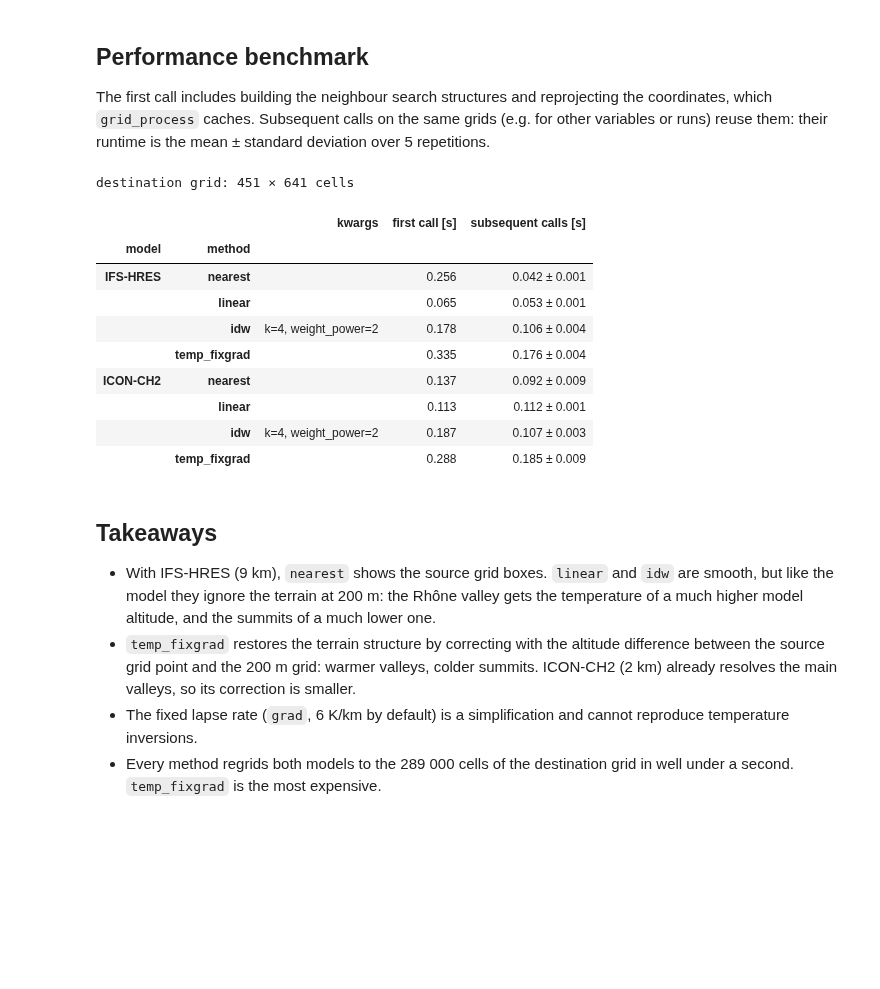
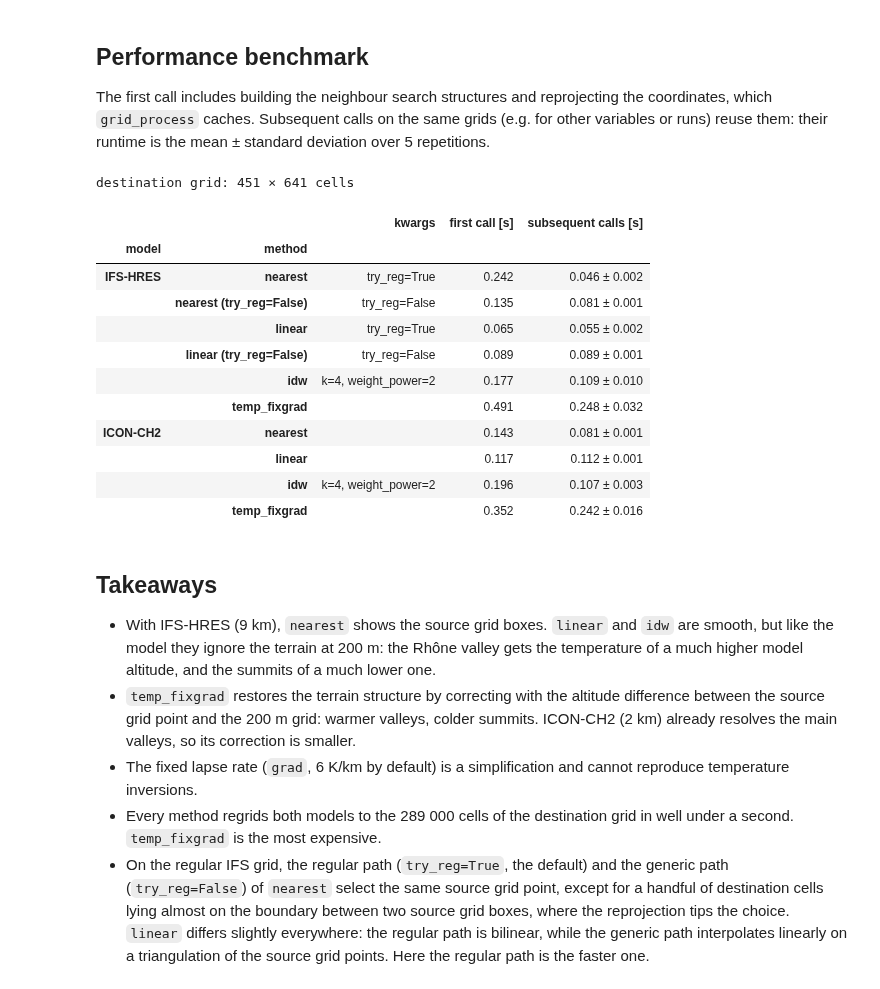
Before and after one commit to MeteoSwiss/grid-process, a Jupyter notebook: doc/examples/04_interp2grid_valais_temperature.ipynb, the cells around one changed output. Saved outputs shown, nothing was run; the diff lists cells and outputs as text; code cells hidden in the pictures; blank space fills up the shorter version.

```diff
--- a/doc/examples/04_interp2grid_valais_temperature.ipynb
+++ b/doc/examples/04_interp2grid_valais_temperature.ipynb
@@ -183,7 +184,6 @@ ds_icon = ds_icon.assign_coords(HSURF=("cell", hsurf.astype("float32"))).astype(
 models = {}
 for name, ds in {"IFS-HRES": ds_ifs, "ICON-CH2": ds_icon}.items():
     ds = tms.setindex_validtime(ds.load())  # forecast_reference_time and step -> time
-    ds["T_2M"] = (ds["T_2M"] - 273.15).assign_attrs(units="°C")
-    models[name] = ds
+    models[name] = uconv.ds_to(ds, {"T_2M": "degC"})
 models["ICON-CH2"]
 # %% [output]
@@ -211,11 +211,34 @@ NaN. For a like-for-like comparison, the outputs of all methods are masked there
 # %%
-results, first_call = {}, {}
+def with_try_reg(methods: dict, data) -> dict:
+    """On a grid with 1D spatial coordinates, 'nearest' and 'linear' use xarray's interpolation by default
+    (try_reg=True): add the generic path (try_reg=False) to compare both."""
+    regular = len(dm.get_spatial_dims(data)) == 2
+    runs = {}
+    for label, kwargs in methods.items():
+        if regular and kwargs["method"] in ("nearest", "linear"):
+            runs[label] = kwargs | {"try_reg": True}
+            runs[f"{label} (try_reg=False)"] = kwargs | {"try_reg": False}
+        else:
+            runs[label] = kwargs
+    return runs
+
+
+runs, results, first_call = {}, {}, {}
 for name, ds in models.items():
-    results[name], first_call[name] = {}, {}
-    for label, kwargs in METHODS.items():
+    runs[name], results[name], first_call[name] = with_try_reg(METHODS, ds), {}, {}
+    for label, kwargs in runs[name].items():
         t0 = time.perf_counter()
         out = gri.interp2grid(ds, dst_grid, **kwargs)
         first_call[name][label] = time.perf_counter() - t0
         results[name][label] = out.where(dst_grid.surface_altitude.notnull())
+    for label in METHODS:
+        if f"{label} (try_reg=False)" in results[name]:
+            res = results[name]
+            diff = abs(res[label]["T_2M"] - res[f"{label} (try_reg=False)"]["T_2M"])
+            n_diff = int((diff > 0).sum())
+            print(
+                f"{name} {label}, try_reg=True vs. False: mean abs. difference {diff.mean().item():.3g} °C,"
+                f" max. {diff.max().item():.3g} °C, {n_diff} of {diff.size} cells differ"
+            )
 results["ICON-CH2"]["temp_fixgrad"]
 # %% [output]
@@ -246,7 +271,8 @@ style = ekp.styles.Style(
 
 for name, res in results.items():
     fig = ekp.Figure(rows=2, columns=2, figsize=(12, 7.5), crs=lv03)
-    for i, (label, out) in enumerate(res.items()):
+    for i, label in enumerate(METHODS):
+        out = res[label]
         subplot = fig.add_map(i // 2, i % 2)
         subplot.pcolormesh(out["T_2M"].squeeze().values, x=out.x.values, y=out.y.values, style=style, transform=lv03)
         subplot.title(f"method={label}")
@@ -266,36 +292,38 @@ them: their runtime is the mean ± standard deviation over 5 repetitions.
 # %%
 def benchmark(func, data, target, methods: dict, first_call: dict, repeat: int = 5) -> pd.DataFrame:
     rows = []
     for label, kwargs in methods.items():
         warm = np.array(timeit.repeat(lambda: func(data, target, **kwargs), number=1, repeat=repeat))
         rows.append(
             {
                 "method": label,
                 "kwargs": ", ".join(f"{k}={v}" for k, v in kwargs.items() if k != "method"),
                 "first call [s]": first_call[label],
                 "subsequent calls [s]": f"{warm.mean():.3f} ± {warm.std():.3f}",
             }
         )
     return pd.DataFrame(rows).set_index("method").round(3)
 
 
 print(f"destination grid: {dst_grid.y.size} × {dst_grid.x.size} cells")
 pd.concat(
-    {name: benchmark(gri.interp2grid, ds, dst_grid, METHODS, first_call[name]) for name, ds in models.items()},
+    {name: benchmark(gri.interp2grid, ds, dst_grid, runs[name], first_call[name]) for name, ds in models.items()},
     names=["model"],
 )
 # %% [output]
 destination grid: 451 × 641 cells
 |  |  | kwargs | first call [s] | subsequent calls [s] |
 | model | method |  |  |  |
-| IFS-HRES | nearest |  | 0.256 | 0.042 ± 0.001 |
-|  | linear |  | 0.065 | 0.053 ± 0.001 |
-|  | idw | k=4, weight_power=2 | 0.178 | 0.106 ± 0.004 |
-|  | temp_fixgrad |  | 0.335 | 0.176 ± 0.004 |
-| ICON-CH2 | nearest |  | 0.137 | 0.092 ± 0.009 |
-|  | linear |  | 0.113 | 0.112 ± 0.001 |
-|  | idw | k=4, weight_power=2 | 0.187 | 0.107 ± 0.003 |
-|  | temp_fixgrad |  | 0.288 | 0.185 ± 0.009 |
+| IFS-HRES | nearest | try_reg=True | 0.242 | 0.046 ± 0.002 |
+|  | nearest (try_reg=False) | try_reg=False | 0.135 | 0.081 ± 0.001 |
+|  | linear | try_reg=True | 0.065 | 0.055 ± 0.002 |
+|  | linear (try_reg=False) | try_reg=False | 0.089 | 0.089 ± 0.001 |
+|  | idw | k=4, weight_power=2 | 0.177 | 0.109 ± 0.010 |
+|  | temp_fixgrad |  | 0.491 | 0.248 ± 0.032 |
+| ICON-CH2 | nearest |  | 0.143 | 0.081 ± 0.001 |
+|  | linear |  | 0.117 | 0.112 ± 0.001 |
+|  | idw | k=4, weight_power=2 | 0.196 | 0.107 ± 0.003 |
+|  | temp_fixgrad |  | 0.352 | 0.242 ± 0.016 |
 # %% [markdown]
 ## Takeaways
 
@@ -309,3 +337,9 @@ destination grid: 451 × 641 cells
   temperature inversions.
 - Every method regrids both models to the 289 000 cells of the destination grid in well under a
   second. `temp_fixgrad` is the most expensive.
+- On the regular IFS grid, the regular path (`try_reg=True`, the default) and the generic path
+  (`try_reg=False`) of `nearest` select the same source grid point, except for a handful of destination
+  cells lying almost on the boundary between two source grid boxes, where the reprojection tips the
+  choice. `linear` differs slightly everywhere: the regular path is bilinear, while the generic path
+  interpolates linearly on a triangulation of the source grid points. Here the regular path is the
+  faster one.
```
Also changed, not shown: parts of 6 cells of this notebook, 3 other files.
